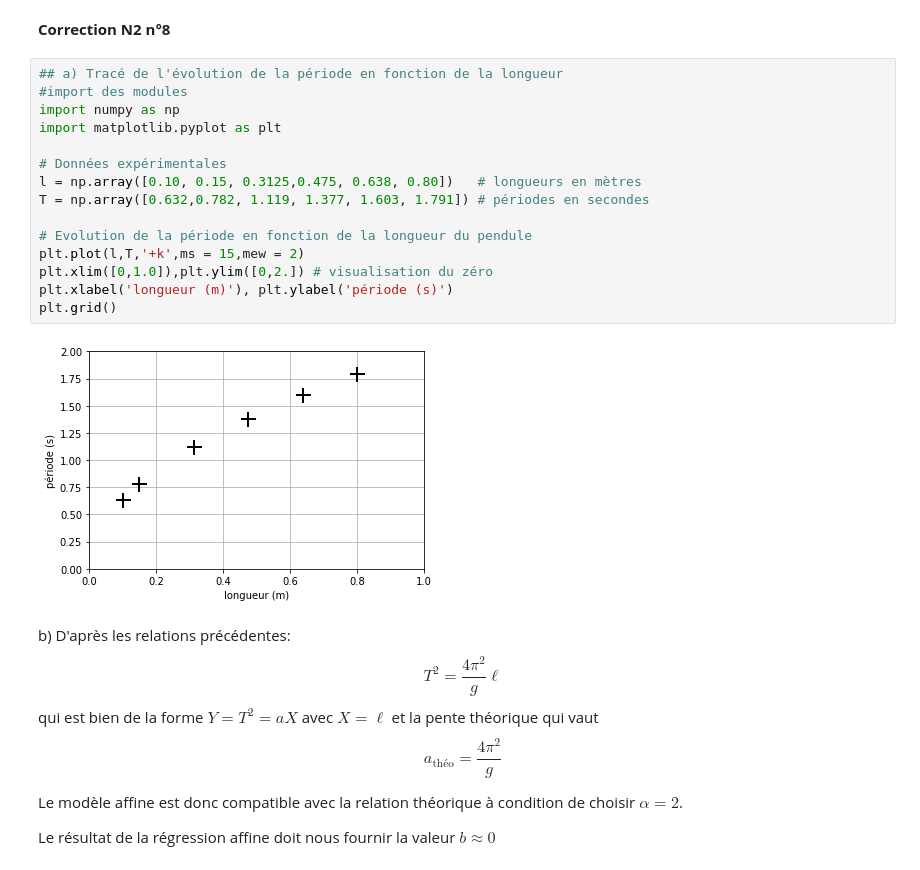
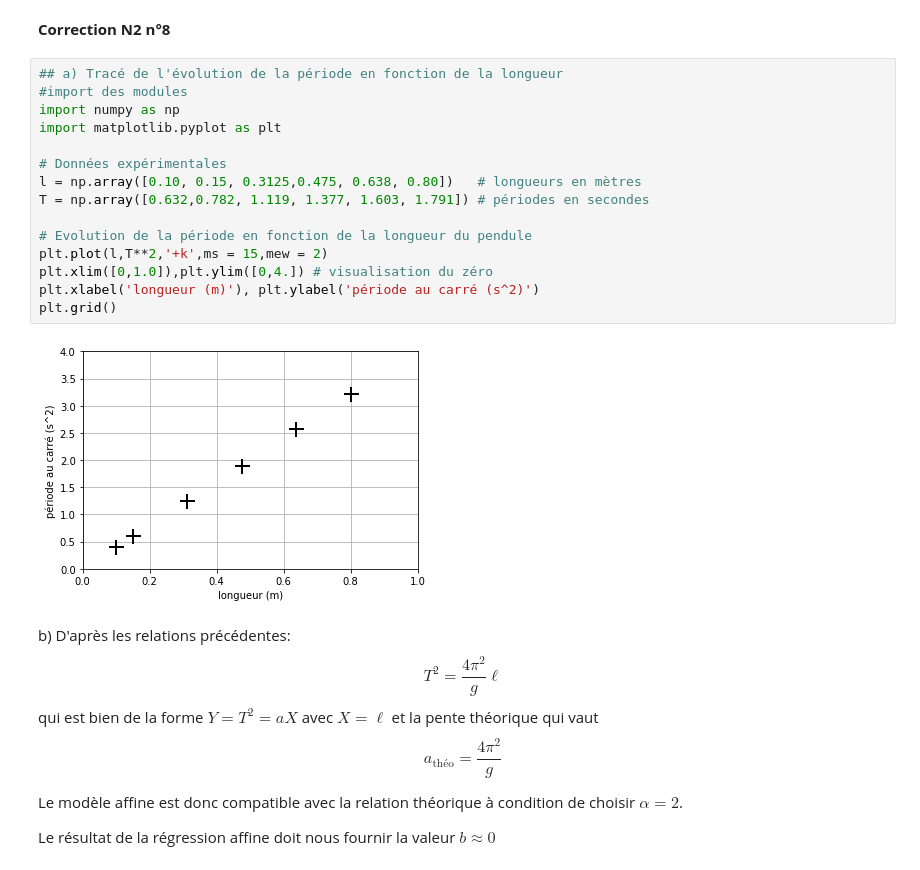
Before and after one commit to fkiaru/LaMerciNumpy, a Jupyter notebook: OutilsStatistiques/NumpyStatistiques_2.ipynb, the cells around one changed output. Saved outputs shown, nothing was run; the diff lists cells and outputs as text.

```diff
--- a/OutilsStatistiques/NumpyStatistiques_2.ipynb
+++ b/OutilsStatistiques/NumpyStatistiques_2.ipynb
@@ -914,20 +1065,20 @@ f) Mettre en oeuvre cette méthode et comparer l'estimation de $a$ dans ce cas
 # %%
 ## a) Tracé de l'évolution de la période en fonction de la longueur
 #import des modules
 import numpy as np
 import matplotlib.pyplot as plt
 
 # Données expérimentales
 l = np.array([0.10, 0.15, 0.3125,0.475, 0.638, 0.80])   # longueurs en mètres
 T = np.array([0.632,0.782, 1.119, 1.377, 1.603, 1.791]) # périodes en secondes
 
 # Evolution de la période en fonction de la longueur du pendule
-plt.plot(l,T,'+k',ms = 15,mew = 2)
-plt.xlim([0,1.0]),plt.ylim([0,2.]) # visualisation du zéro
-plt.xlabel('longueur (m)'), plt.ylabel('période (s)')
+plt.plot(l,T**2,'+k',ms = 15,mew = 2)
+plt.xlim([0,1.0]),plt.ylim([0,4.]) # visualisation du zéro
+plt.xlabel('longueur (m)'), plt.ylabel('période au carré (s^2)')
 plt.grid()
 # %% [output]
-[figure, old version]
+[figure, new version]
 # %% [markdown]
 b) D'après les relations précédentes: $$T^2=\frac{4\pi^2}{g}\ell$$
 qui est bien de la forme $Y=T^2 = aX$ avec $X=\ell$ et la pente théorique qui vaut $$a_\textrm{théo}=\frac{4\pi^2}{g}$$
```
Also changed, not shown: parts of 38 cells of this notebook, 3 other files.
